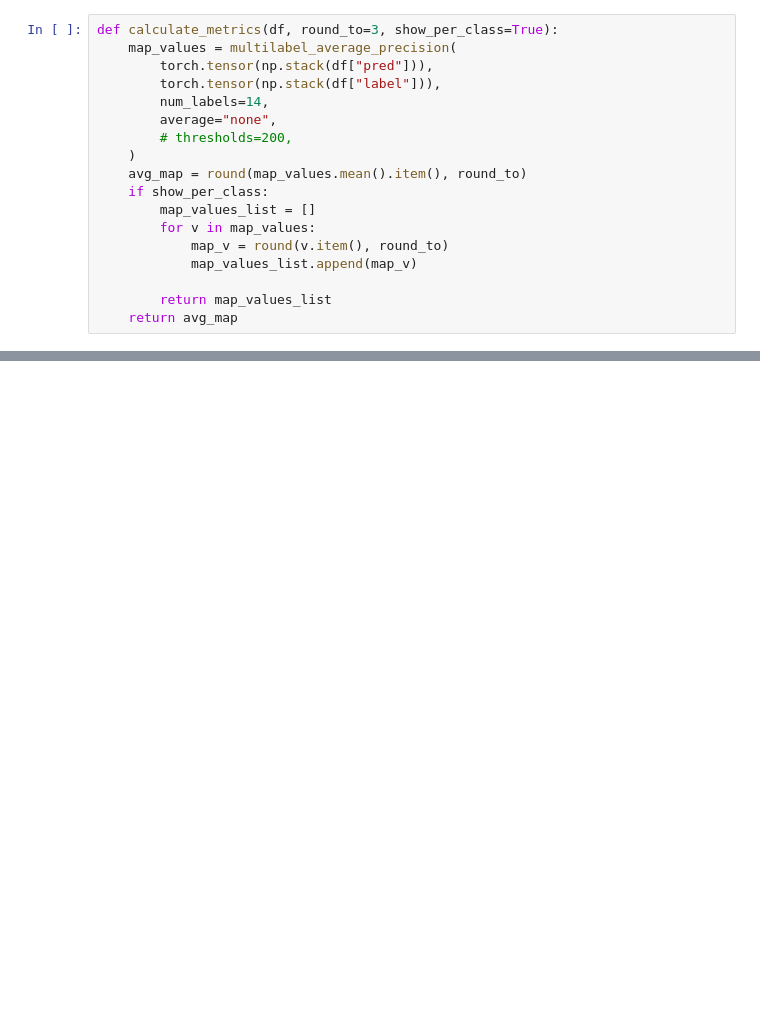
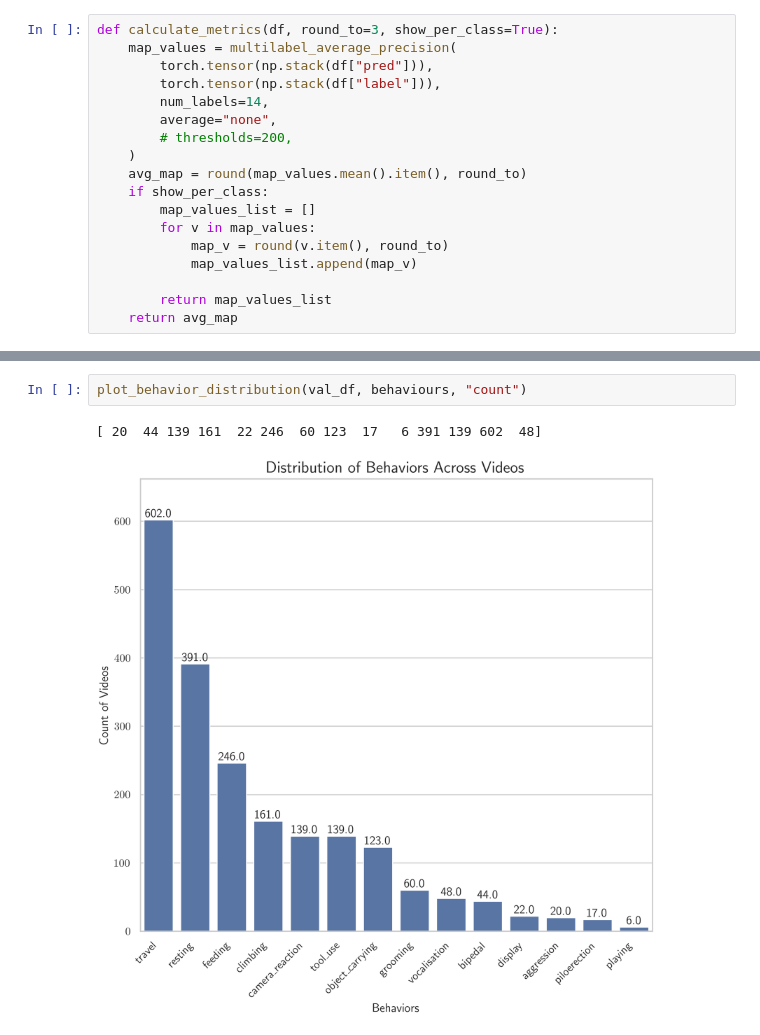
Before and after one commit to obrookes/imslowfast, a Jupyter notebook: notebooks/__results_generation.ipynb, the cells around one changed output, grey strips where cells are left out. Drawn from its saved outputs; the diff is of its cells as text; blank space fills up the shorter version.

```diff
--- a/notebooks/__results_generation.ipynb
+++ b/notebooks/__results_generation.ipynb
@@ -119,0 +273,5 @@ results_df.groupby("segment")[results_df.columns[2:]].mean().T
+# %%
+plot_behavior_distribution(val_df, behaviours, "count")
+# %% [output]
+[ 20  44 139 161  22 246  60 123  17   6 391 139 602  48]
+[figure, added]
```
Also changed, not shown: parts of 19 cells of this notebook, 1 other file.
